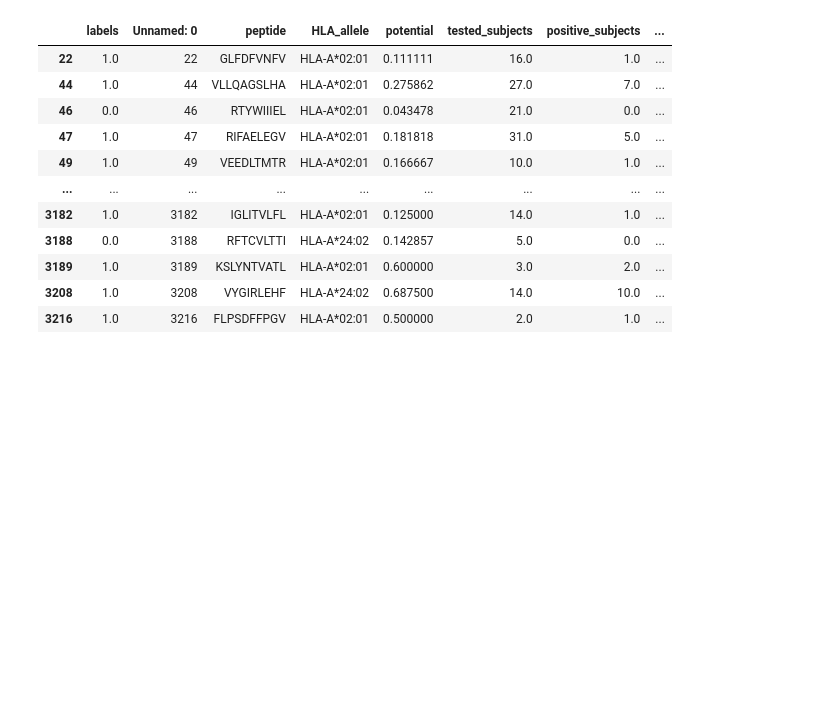
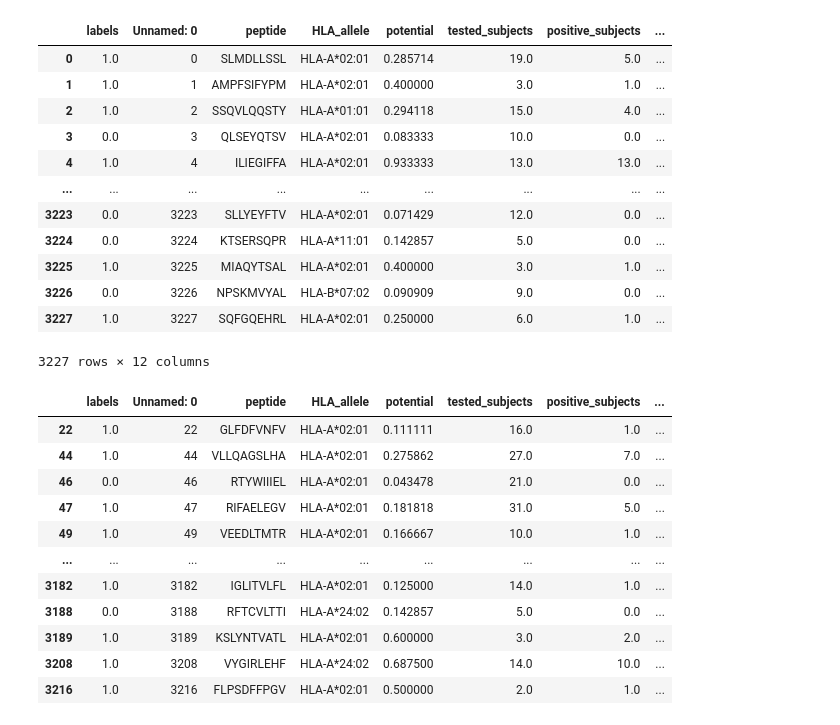
Before and after one commit to christian-creator/DL_peptide_immunogenecity, a Jupyter notebook: notebooks/control_models.ipynb, the cells around one changed output. Saved outputs shown, nothing was run; the diff lists cells and outputs as text; code cells hidden in the pictures; blank space fills up the shorter version.

```diff
--- a/notebooks/control_models.ipynb
+++ b/notebooks/control_models.ipynb
@@ -11,4 +11,9 @@ all_data = pd.read_csv("../data/ifng_true_balanced_w_parts_w_binding_scores_w_ie
 test_data = all_data.dropna(axis=0)
 labels = [min(1,x) for x in test_data["positive_subjects"]]
 test_data.insert(0,"labels",labels)
-test_data = test_data[test_data["parts"] == 0]
+# test_data = test_data[test_data["parts"] == 0]
+peptide_len = test_data["peptide"].apply(len)
+test_data.insert(0,"peptide_len",peptide_len)
+
+nine_mers_HLA_0201 = test_data[(test_data["peptide_len"] == 9) & (test_data["HLA_allele"] == "HLA-A*02:01")][["peptide","labels"]]
+nine_mers_HLA_0201.to_csv("../tmp/peptides_for_nnalign.csv",sep=" ",index=False)
@@ -15,3 +41,19 @@ test_data = test_data[test_data["parts"] == 0]
+# %%
+test_data
+# %% [output]
+|  | labels | Unnamed: 0 | peptide | HLA_allele | potential | tested_subjects | positive_subjects | ... |
+| 0 | 1.0 | 0 | SLMDLLSSL | HLA-A*02:01 | 0.285714 | 19.0 | 5.0 | ... |
+| 1 | 1.0 | 1 | AMPFSIFYPM | HLA-A*02:01 | 0.400000 | 3.0 | 1.0 | ... |
+| 2 | 1.0 | 2 | SSQVLQQSTY | HLA-A*01:01 | 0.294118 | 15.0 | 4.0 | ... |
+| 3 | 0.0 | 3 | QLSEYQTSV | HLA-A*02:01 | 0.083333 | 10.0 | 0.0 | ... |
+| 4 | 1.0 | 4 | ILIEGIFFA | HLA-A*02:01 | 0.933333 | 13.0 | 13.0 | ... |
+| ... | ... | ... | ... | ... | ... | ... | ... | ... |
+| 3223 | 0.0 | 3223 | SLLYEYFTV | HLA-A*02:01 | 0.071429 | 12.0 | 0.0 | ... |
+| 3224 | 0.0 | 3224 | KTSERSQPR | HLA-A*11:01 | 0.142857 | 5.0 | 0.0 | ... |
+| 3225 | 1.0 | 3225 | MIAQYTSAL | HLA-A*02:01 | 0.400000 | 3.0 | 1.0 | ... |
+| 3226 | 0.0 | 3226 | NPSKMVYAL | HLA-B*07:02 | 0.090909 | 9.0 | 0.0 | ... |
+| 3227 | 1.0 | 3227 | SQFGQEHRL | HLA-A*02:01 | 0.250000 | 6.0 | 1.0 | ... |
+3227 rows × 12 columns
 # %%
 test_data
 # %% [output]
```
Also changed, not shown: parts of 2 cells of this notebook, 9 other files.
